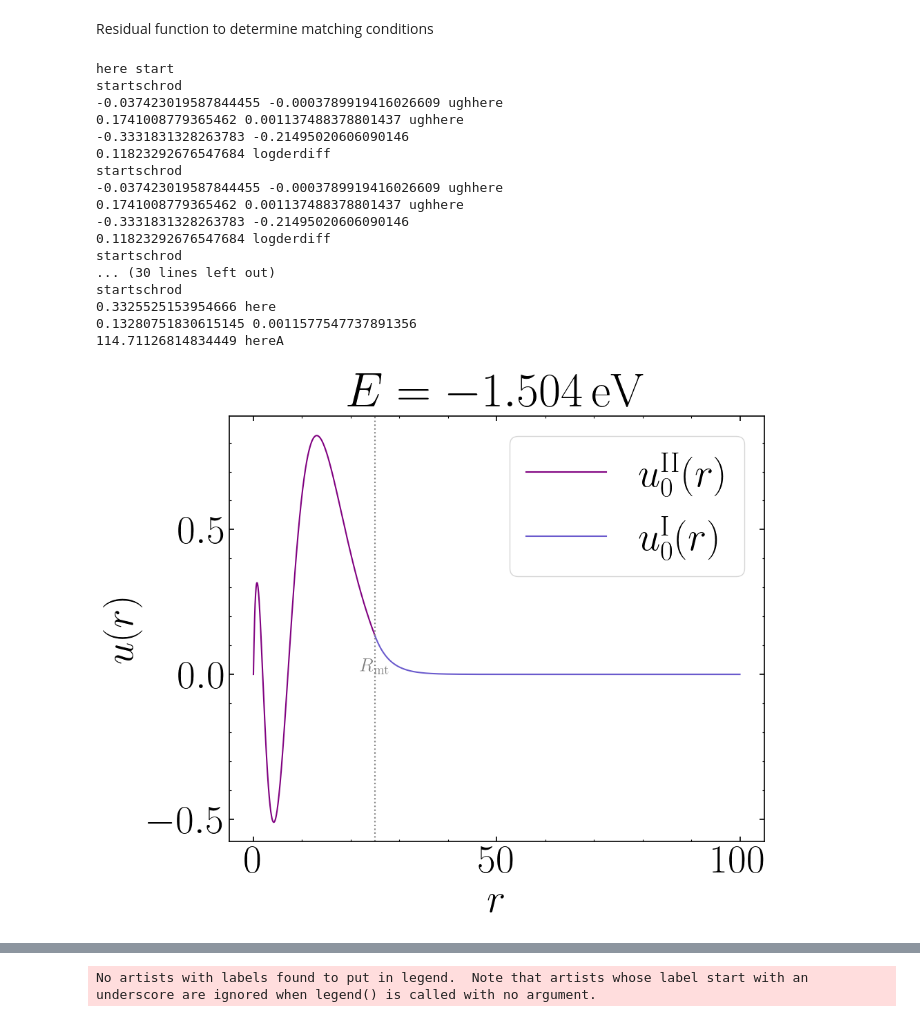
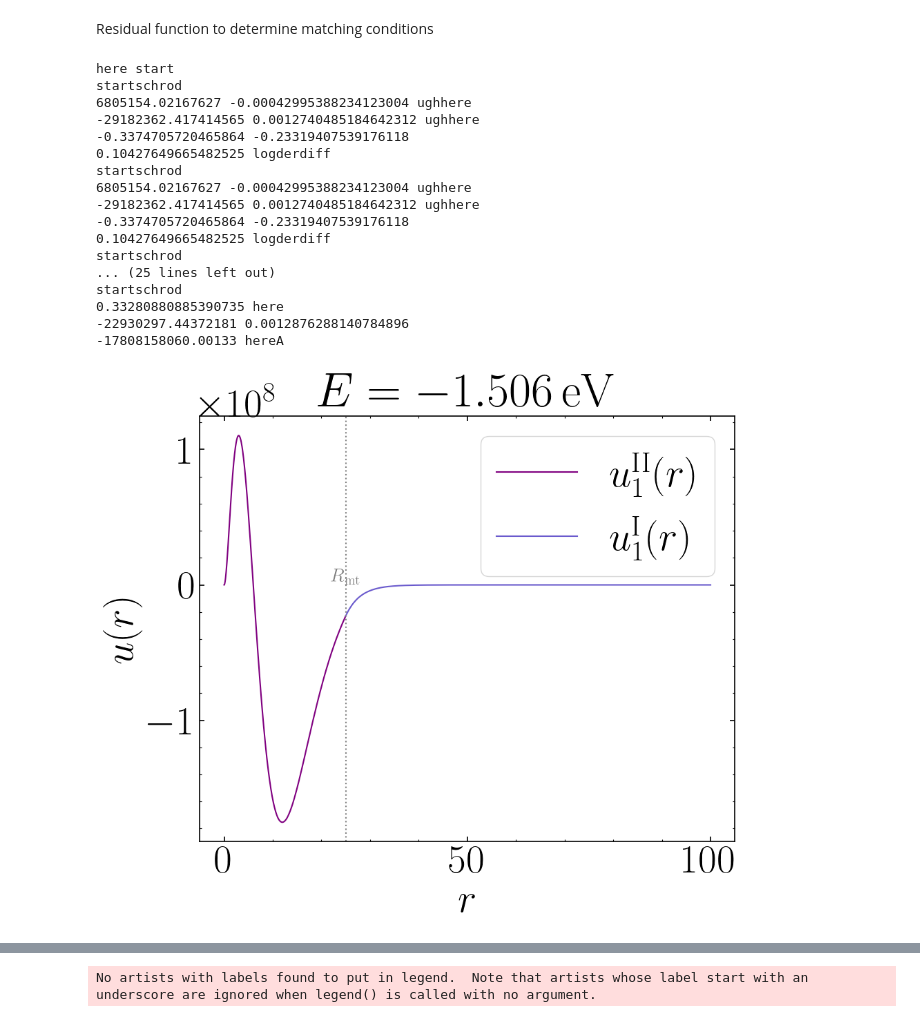
Before and after one commit to ekrakov/BandAid, a Jupyter notebook: scattering/matching_log.ipynb, the cells around one changed output, grey strips where cells are left out. Drawn from its saved outputs; the diff is of its cells as text; code cells hidden in the pictures.

```diff
--- a/scattering/matching_log.ipynb
+++ b/scattering/matching_log.ipynb
@@ -155,7 +156,7 @@ def plotting(E_best,l, boundary_conditions, r_min, R,
     plt.ylabel(r"$u(r)$")
     plt.title(label=rf"${{E={E_best*13.6:.3f}\,\rm eV}}$")
     plt.legend(loc='upper right')
-    plt.savefig("l00.pdf",bbox_inches='tight')
+    plt.savefig("l10.pdf",bbox_inches='tight')
 
     # plt.ylim(-100,100)
 
@@ -171,47 +172,47 @@ def plotting(E_best,l, boundary_conditions, r_min, R,
 
     plt.ylim(-1,1)
     plt.show()
 
     plt.plot(r_out, hankel_vals.real, label=fr"$u_{{{l}}}^{{\rm I}}(r)$",color='slateblue')
     plt.ylim(0,50)
 
     plt.show()
 
 
 
 if __name__ == "__main__":
     l = 1
-    bc = [1e-8, 1]
+    bc = [1e-8, (l+1)*1e-8**(l)]
     r_min = 1e-8
     R =25
 
     E_guess = -.111011
     E_best = solver(E_guess, l, bc, r_min, R)
 
     print(E_best,'ebest')
     # print(f"best E = {E_best * 13.6:.6f} eV")
     # print(f"best A = {A_best:.6f}")
 
     plotting(E_best, l, bc, r_min, R, r_extend=100.0)
 # %% [output]
 here start
 startschrod
--0.037423019587844455 -0.0003789919416026609 ughhere
-0.1741008779365462 0.001137488378801437 ughhere
--0.3331831328263783 -0.21495020606090146
-0.11823292676547684 logderdiff
+6805154.02167627 -0.00042995388234123004 ughhere
+-29182362.417414565 0.0012740485184642312 ughhere
+-0.3374705720465864 -0.23319407539176118
+0.10427649665482525 logderdiff
 startschrod
--0.037423019587844455 -0.0003789919416026609 ughhere
-0.1741008779365462 0.001137488378801437 ughhere
--0.3331831328263783 -0.21495020606090146
-0.11823292676547684 logderdiff
+6805154.02167627 -0.00042995388234123004 ughhere
+-29182362.417414565 0.0012740485184642312 ughhere
+-0.3374705720465864 -0.23319407539176118
+0.10427649665482525 logderdiff
 startschrod
-... (30 lines left out)
+... (25 lines left out)
 startschrod
-0.3325525153954666 here
-0.13280751830615145 0.0011577547737891356
-114.71126814834449 hereA
+0.33280880885390735 here
+-22930297.44372181 0.0012876288140784896
+-17808158060.00133 hereA
-[figure, old version]
+[figure, new version]
 [figure]
 [figure]
 # %%
```
Also changed, not shown: parts of 1 cell of this notebook.
